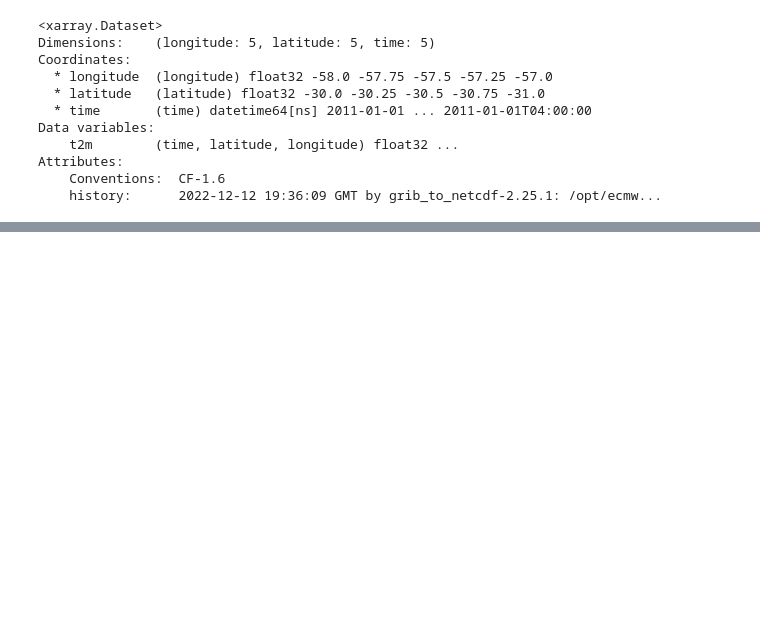
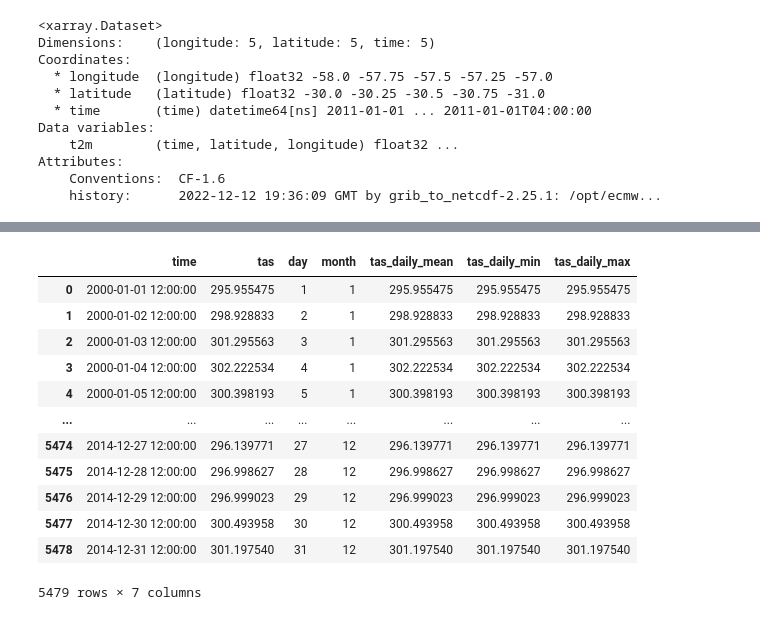
Before and after one commit to nachalca/FSE_extremos, a Jupyter notebook: StageL2/fusion-ERA.ipynb, the cells around one changed output, grey strips where cells are left out. Drawn from its saved outputs; the diff is of its cells as text; code cells hidden in the pictures; blank space fills up the shorter version.

```diff
--- a/StageL2/fusion-ERA.ipynb
+++ b/StageL2/fusion-ERA.ipynb
@@ -81,0 +78,50 @@ f1.append(f2) # cette ligne est ok, mais il faudrait modifier le append pour un
+# %%
+# created a folder within nc_files with needed files -> tas variable and historical scenario
+def prepare_data_cmip6(doc):
+    file = xr.open_dataset("./nc_files/needed_files/"+doc)
+    df = pd.DataFrame()
+
+    df["time"] = pd.to_datetime(file.time)
+    df["tas"] = file.tas.mean(dim=['lat', 'lon'])
+    df.set_index("time")
+
+    # type of the date column -> datetime64[ns] !!
+    # separating the time column
+    df["date"] = df["time"].dt.date
+    df["day"] = df["time"].dt.day
+    df["month"] = df["time"].dt.month
+
+    # changing the format of the date column by removing the hours
+
+    # in .groupby only 2 columns date and tas are taken from the groupings
+    # in .agg the dict is used to apply those functions only to tas column
+    df_by_day = df.groupby("date")[["date", "tas"]].agg({"tas": ["mean", "min", "max"]}).rename(columns={"tas":"tas_daily"})   # temp above surface becomes daily and not hourly mesured
+
+    df_by_day.columns = ['_'.join(col).strip() for col in df_by_day.columns.values]
+
+    df = df.join(df_by_day, on="date").drop("date", axis = 1)
+
+    return df
+# %%
+f3 = prepare_data_cmip6("tas_day_CNRM-CM6-1-HR_historical_r1i1p1f2_gr_20000101-20141231_v20191021.nc")
+f4 = prepare_data_cmip6("tas_day_MRI-ESM2-0_historical_r1i1p1f1_gn_20000101-20141231_v20190603.nc")
+
+# the date column format is NOT THE SAME!
+#f5 = prepare_data_cmip6("tas_day_UKESM1-0-LL_historical_r14i1p1f2_gn_20000101-20141230_v20190627.nc")
+#f6 = prepare_data_cmip6("tas_day_UKESM1-0-LL_historical_r1i1p1f2_gn_20000101-20141230_v20190627.nc")
+
+f3
+# %% [output]
+|  | time | tas | day | month | tas_daily_mean | tas_daily_min | tas_daily_max |
+| 0 | 2000-01-01 12:00:00 | 295.955475 | 1 | 1 | 295.955475 | 295.955475 | 295.955475 |
+| 1 | 2000-01-02 12:00:00 | 298.928833 | 2 | 1 | 298.928833 | 298.928833 | 298.928833 |
+| 2 | 2000-01-03 12:00:00 | 301.295563 | 3 | 1 | 301.295563 | 301.295563 | 301.295563 |
+| 3 | 2000-01-04 12:00:00 | 302.222534 | 4 | 1 | 302.222534 | 302.222534 | 302.222534 |
+| 4 | 2000-01-05 12:00:00 | 300.398193 | 5 | 1 | 300.398193 | 300.398193 | 300.398193 |
+| ... | ... | ... | ... | ... | ... | ... | ... |
+| 5474 | 2014-12-27 12:00:00 | 296.139771 | 27 | 12 | 296.139771 | 296.139771 | 296.139771 |
+| 5475 | 2014-12-28 12:00:00 | 296.998627 | 28 | 12 | 296.998627 | 296.998627 | 296.998627 |
+| 5476 | 2014-12-29 12:00:00 | 296.999023 | 29 | 12 | 296.999023 | 296.999023 | 296.999023 |
+| 5477 | 2014-12-30 12:00:00 | 300.493958 | 30 | 12 | 300.493958 | 300.493958 | 300.493958 |
+| 5478 | 2014-12-31 12:00:00 | 301.197540 | 31 | 12 | 301.197540 | 301.197540 | 301.197540 |
+5479 rows × 7 columns
```
Also changed, not shown: parts of 3 cells of this notebook, 7 other files.
